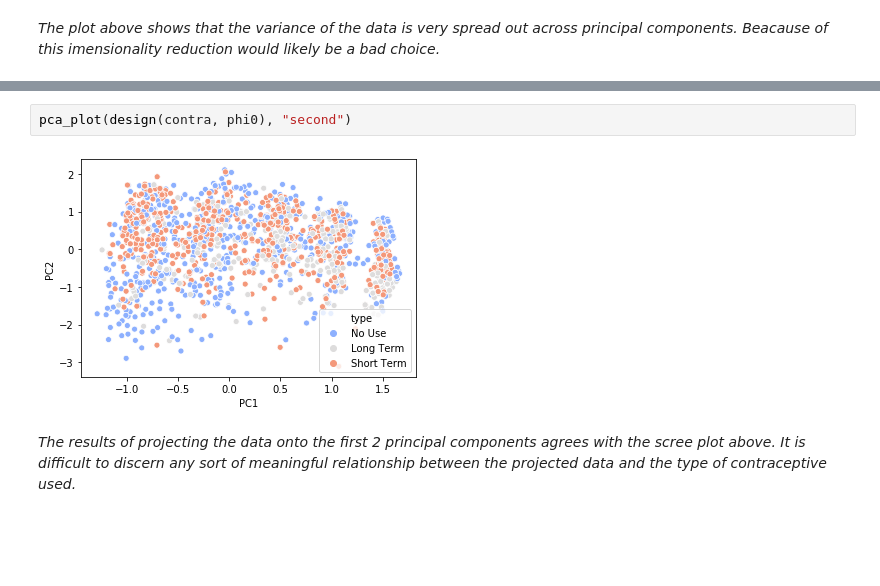
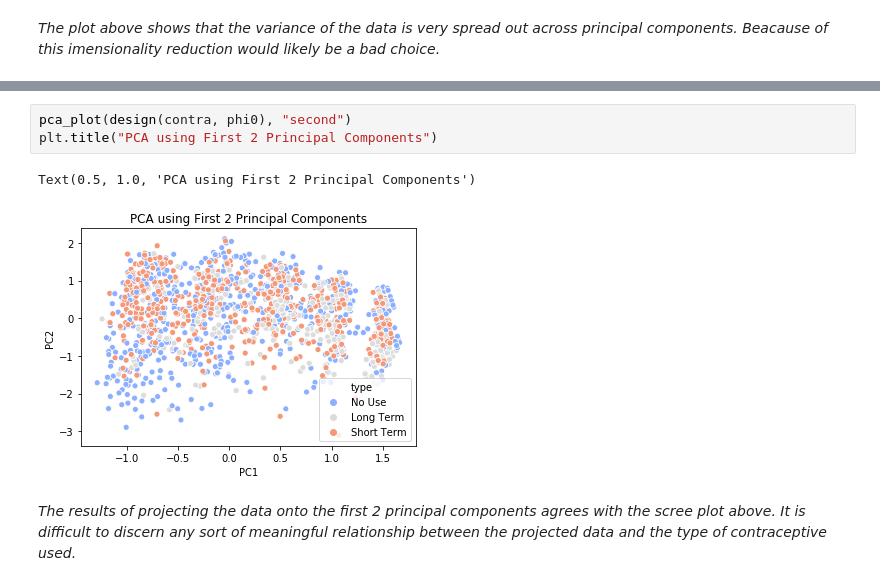
Before and after one commit to cole-rose/contra, a Jupyter notebook: final_proj.ipynb, the cells around one changed output, grey strips where cells are left out. Cells and saved outputs as stored; diff of their text form; blank space fills up the shorter version.

```diff
--- a/final_proj.ipynb
+++ b/final_proj.ipynb
@@ -174,7 +175,9 @@ pca_plot(design(contra, phi0), 'first')
 # %%
 pca_plot(design(contra, phi0), "second")
+plt.title("PCA using First 2 Principal Components")
 # %% [output]
+Text(0.5, 1.0, 'PCA using First 2 Principal Components')
-[figure, old version]
+[figure, new version]
 # %% [markdown]
 *The results of projecting the data onto the first 2 principal components agrees with the
 scree plot above. It is difficult to discern any sort of meaningful relationship between the projected data
```
Also changed, not shown: parts of 8 cells of this notebook, 2 other files.
